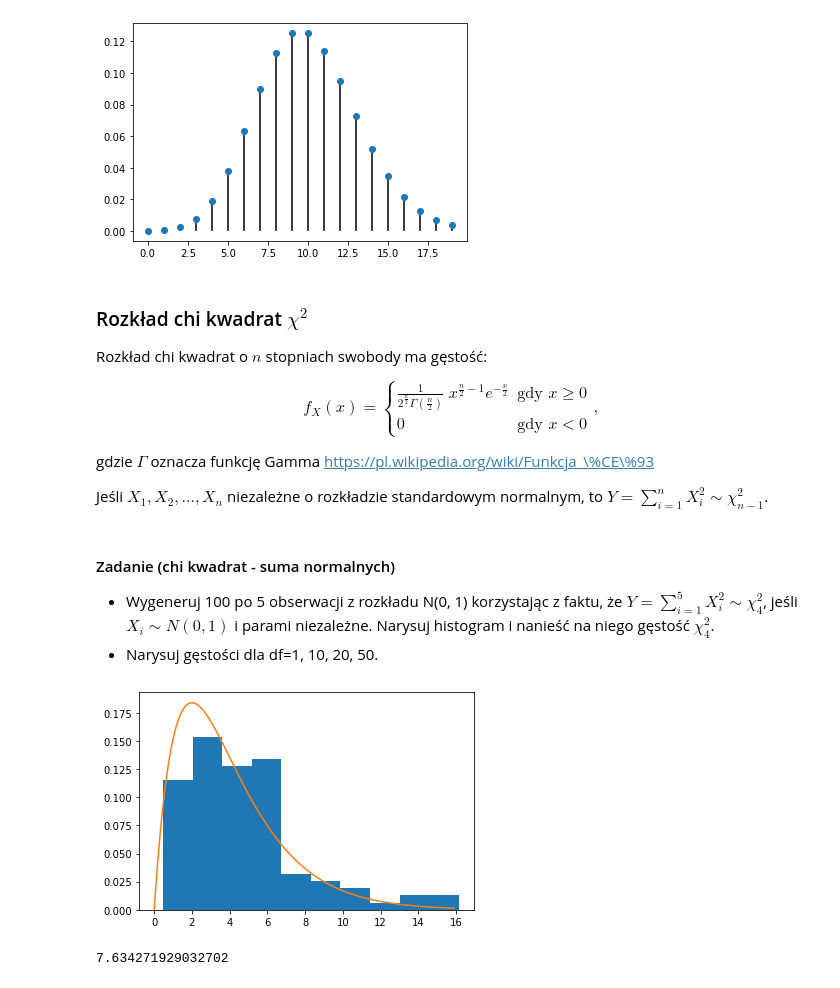
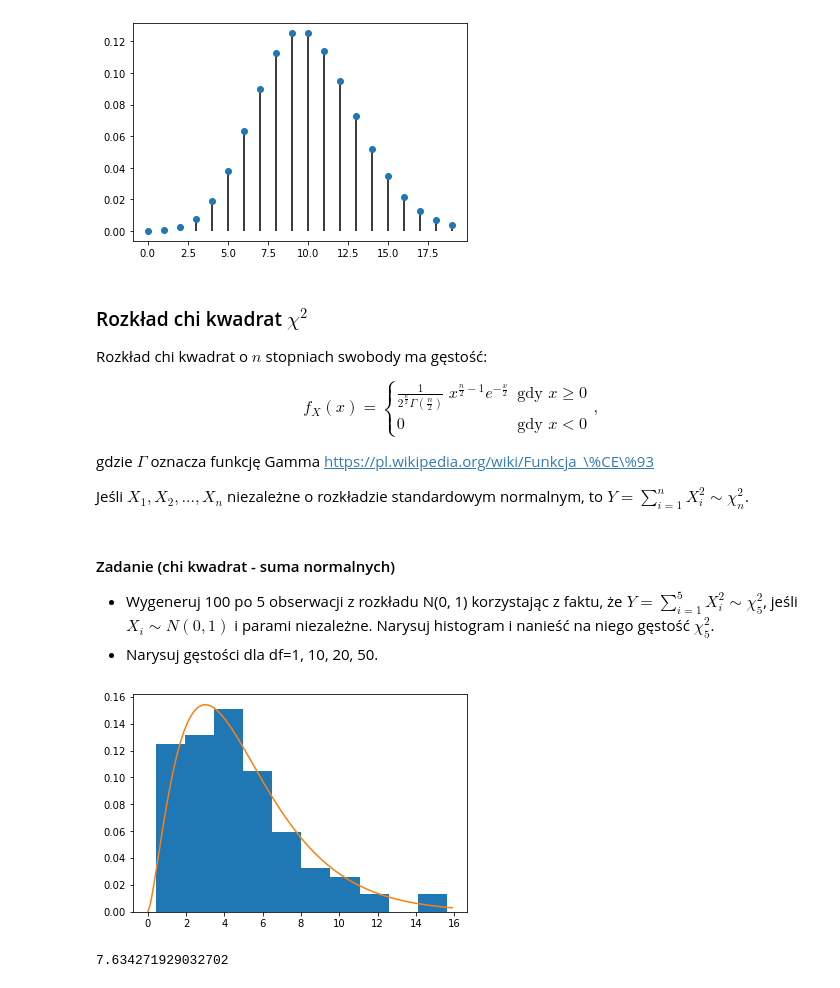
Before and after one commit to MalgosiaL/stat_prob_2020_10, a Jupyter notebook: sobota_lab_rozwiazaniaPD.ipynb, the cells around one changed output. Drawn from its saved outputs; the diff is of its cells as text; code cells hidden in the pictures.

```diff
--- a/sobota_lab_rozwiazaniaPD.ipynb
+++ b/sobota_lab_rozwiazaniaPD.ipynb
@@ -1652,25 +1652,25 @@ $$
 
 gdzie $\Gamma$ oznacza funkcję Gamma https://pl.wikipedia.org/wiki/Funkcja_\%CE\%93
 
-Jeśli $X_1, X_2, ..., X_n$ niezależne o rozkładzie standardowym normalnym, to $Y = \sum_{i=1}^n X_i^2 \sim \chi^2_{n-1}$.
+Jeśli $X_1, X_2, ..., X_n$ niezależne o rozkładzie standardowym normalnym, to $Y = \sum_{i=1}^n X_i^2 \sim \chi^2_{n}$.
 # %% [markdown]
 #### Zadanie (chi kwadrat - suma normalnych)
 
- - Wygeneruj 100 po 5 obserwacji z rozkładu N(0, 1) korzystając z faktu, że $Y = \sum_{i=1}^5 X_i^2 \sim \chi^2_4$, jeśli $X_i \sim N(0, 1)$ i parami niezależne. Narysuj histogram i nanieść na niego gęstość $\chi^2_4$.
+ - Wygeneruj 100 po 5 obserwacji z rozkładu N(0, 1) korzystając z faktu, że $Y = \sum_{i=1}^5 X_i^2 \sim \chi^2_5$, jeśli $X_i \sim N(0, 1)$ i parami niezależne. Narysuj histogram i nanieść na niego gęstość $\chi^2_5$.
  - Narysuj gęstości dla df=1, 10, 20, 50.
 # %%
 k = 5
 
 X = stats.norm(0, 1)
 x = X.rvs((100, k)) # tu generujemy te piątki
 y = np.sum(x**2, axis=1) # w każdym wierszu suma kwadratów pięciu n-zal zmiennych normalnych
 
 plt.hist(y, density=True)
 y_seq = np.arange(0, 16, 0.1)
-plt.plot(y_seq, stats.chi2(df=k-1).pdf(y_seq))
+plt.plot(y_seq, stats.chi2(df=k).pdf(y_seq))
 plt.show()
 # %% [output]
-[figure, old version]
+[figure, new version]
 # %%
 # jedna obserwacja z chi^2
 x1 = X.rvs(5)
```
Also changed, not shown: parts of 2 cells of this notebook, 1 other file.
